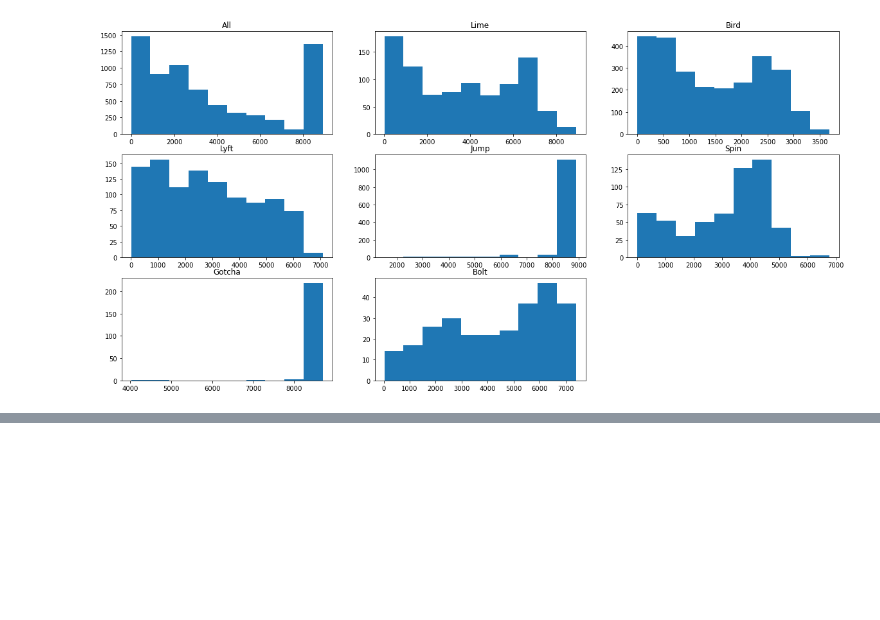
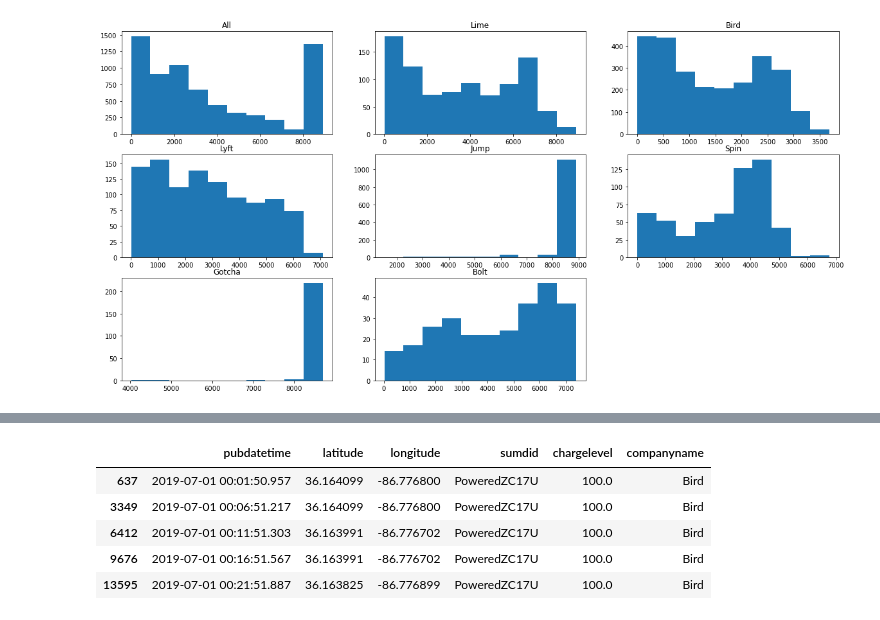
Before and after one commit to Quezadajl/nashville-scooters-project, a Jupyter notebook: notebooks/scooter_julydata.ipynb, the cells around one changed output, grey strips where cells are left out. Saved outputs shown, nothing was run; the diff lists cells and outputs as text; code cells hidden in the pictures; blank space fills up the shorter version.

```diff
--- a/notebooks/scooter_julydata.ipynb
+++ b/notebooks/scooter_julydata.ipynb
@@ -127,0 +148,9 @@ hist_comp(july_pkl,'Bolt')
+# %%
+july_pkl[july_pkl.sumdid=='PoweredZC17U']#pings every 5 minutes
+# %% [output]
+|  | pubdatetime | latitude | longitude | sumdid | chargelevel | companyname |
+| 637 | 2019-07-01 00:01:50.957 | 36.164099 | -86.776800 | PoweredZC17U | 100.0 | Bird |
+| 3349 | 2019-07-01 00:06:51.217 | 36.164099 | -86.776800 | PoweredZC17U | 100.0 | Bird |
+| 6412 | 2019-07-01 00:11:51.303 | 36.163991 | -86.776702 | PoweredZC17U | 100.0 | Bird |
+| 9676 | 2019-07-01 00:16:51.567 | 36.163991 | -86.776702 | PoweredZC17U | 100.0 | Bird |
+| 13595 | 2019-07-01 00:21:51.887 | 36.163825 | -86.776899 | PoweredZC17U | 100.0 | Bird |
```
Also changed, not shown: parts of 1 cell of this notebook, 2 other files.
